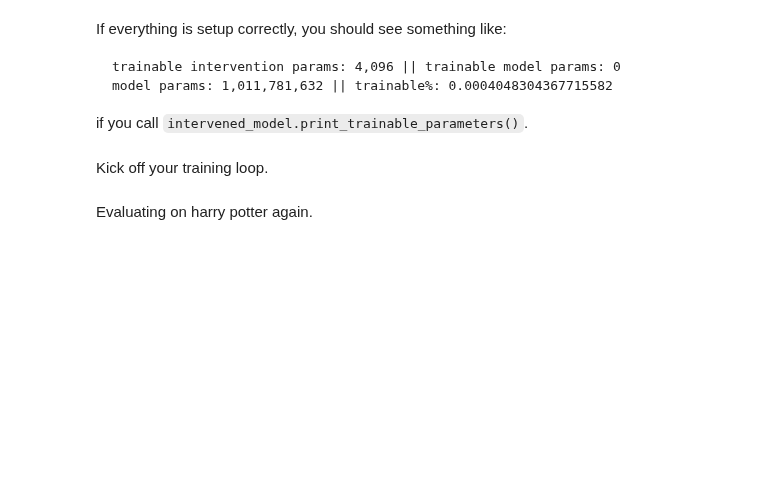
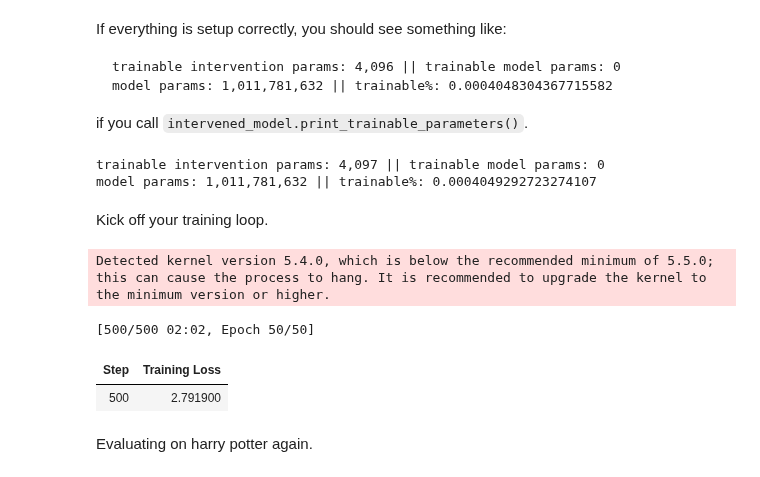
Before and after one commit to stanfordnlp/pyvene, a Jupyter notebook: quiz/01_memorisation_subspace.ipynb, the cells around one changed output. Cells and saved outputs as stored; diff of their text form; code cells hidden in the pictures; blank space fills up the shorter version.

````diff
--- a/quiz/01_memorisation_subspace.ipynb
+++ b/quiz/01_memorisation_subspace.ipynb
@@ -308,10 +313,14 @@ class GoldenGateBridgeIntervention(
         self.golden_gate_bridge_vector = golden_gate_bridge_vector
 
     def forward(self, base, source=None, subspaces=None, **kwargs):
+        output = None
         #####################################
         # YOUR CODE GOES HERE (1-2 lines of code)
-        return base + 30.0 * self.golden_gate_bridge_vector
+
+
+
         #####################################
+        return output
 
 # we mount your intervention to layer 8's residual stream
 pv_config = pyvene.IntervenableConfig(representations=[{
@@ -414,7 +425,8 @@ def make_data_module(
         #####################################
         # YOUR CODE GOES HERE (1 line)
         # you need to fill in all_intervention_locations!
-        all_intervention_locations.append([[prompt_length - 1]])
+
+
         #####################################
 
     train_dataset = datasets.Dataset.from_dict({
@@ -436,14 +448,14 @@ def make_data_module(
 def make_examples(
     alice,
     tokenizer,
-    min_window_size=20,
+    min_window_size=4,
     n_examples=100
 ):
     tokens = tokenizer(alice)["input_ids"]
 
     examples = []
     while len(examples) < n_examples:
-        window_size = random.randint(min_window_size, 30)
+        window_size = random.randint(min_window_size, 20)
         start_idx = random.randint(0, len(tokens)-window_size)
         sliced_tokens = tokens[start_idx:start_idx+window_size]
         input, output = sliced_tokens[:window_size//2], sliced_tokens[window_size//2:]
@@ -456,9 +468,9 @@ def verify_data_module(data_module):
     return True
 # %%
 examples = make_examples(
-    alice,
+    harry_train,
     tokenizer,
-    n_examples=100
+    n_examples=1000
 )
 data_module = make_data_module(
     model, tokenizer, examples
@@ -491,14 +505,18 @@ class MemorisationIntervention(
     def forward(
         self, base, source=None, subspaces=None
     ):
-        output = base + torch.matmul(
-            self.W1(base), self.W2.weight
-        )
+        output = None
+        #####################################
+        # YOUR CODE GOES HERE (1-3 lines)
+
+
+
+        #####################################
         return output.to(base.dtype)
 
 
 intervention_config = pyreft.ReftConfig(representations={
-    "layer": 8, "component": f"gpt_neox.layers[8].output",
+    "layer": 14, "component": f"gpt_neox.layers[14].output",
     "low_rank_dimension": 1,
     "intervention": MemorisationIntervention(
         embed_dim=model.config.hidden_size,
@@ -516,23 +534,33 @@ model params: 1,011,781,632 || trainable%: 0.0004048304367715582
 ```
 
 if you call `intervened_model.print_trainable_parameters()`.
+# %%
+intervened_model.print_trainable_parameters()
+# %% [output]
+trainable intervention params: 4,097 || trainable model params: 0
+model params: 1,011,781,632 || trainable%: 0.0004049292723274107
 # %% [markdown]
 Kick off your training loop.
 # %%
 # train
 training_args = transformers.TrainingArguments(
-    num_train_epochs=100.0,
+    num_train_epochs=50.0,
     output_dir="./tmp",
-    per_device_train_batch_size=10,
-    learning_rate=4e-3,
+    per_device_train_batch_size=100,
+    learning_rate=8e-3,
     logging_steps=500,
     report_to=[], save_strategy="no")
 trainer = pyreft.ReftTrainerForCausalLM(
     model=intervened_model,
     tokenizer=tokenizer,
     args=training_args,
     **data_module)
 _ = trainer.train()
+# %% [output]
+Detected kernel version 5.4.0, which is below the recommended minimum of 5.5.0; this can cause the process to hang. It is recommended to upgrade the kernel to the minimum version or higher.
+[500/500 02:02, Epoch 50/50]
+| Step | Training Loss |
+| 500 | 2.791900 |
 # %% [markdown]
 Evaluating on harry potter again.
 # %%
````
Also changed, not shown: parts of 21 cells of this notebook, 1 other file.
